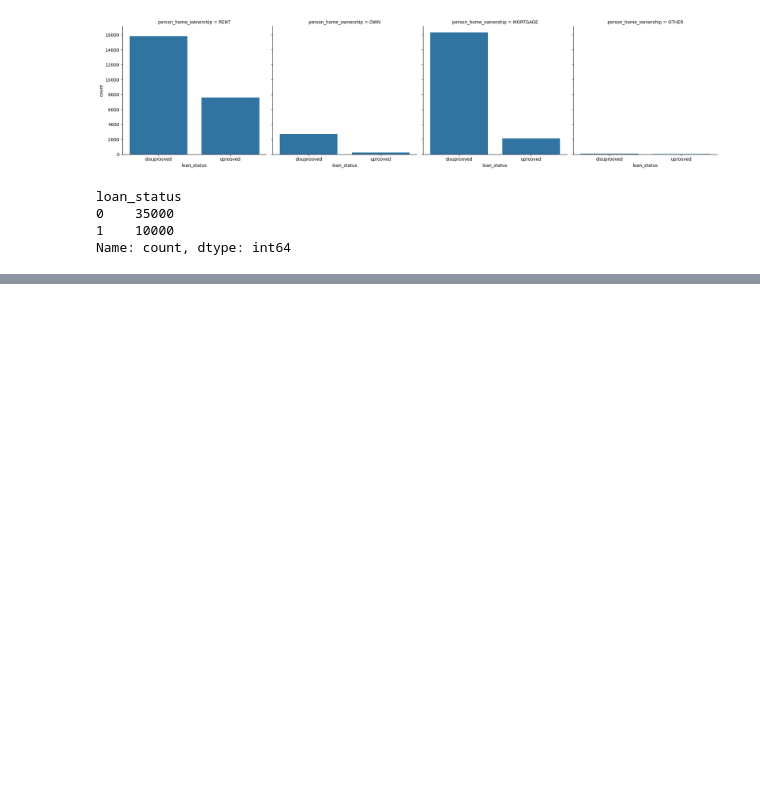
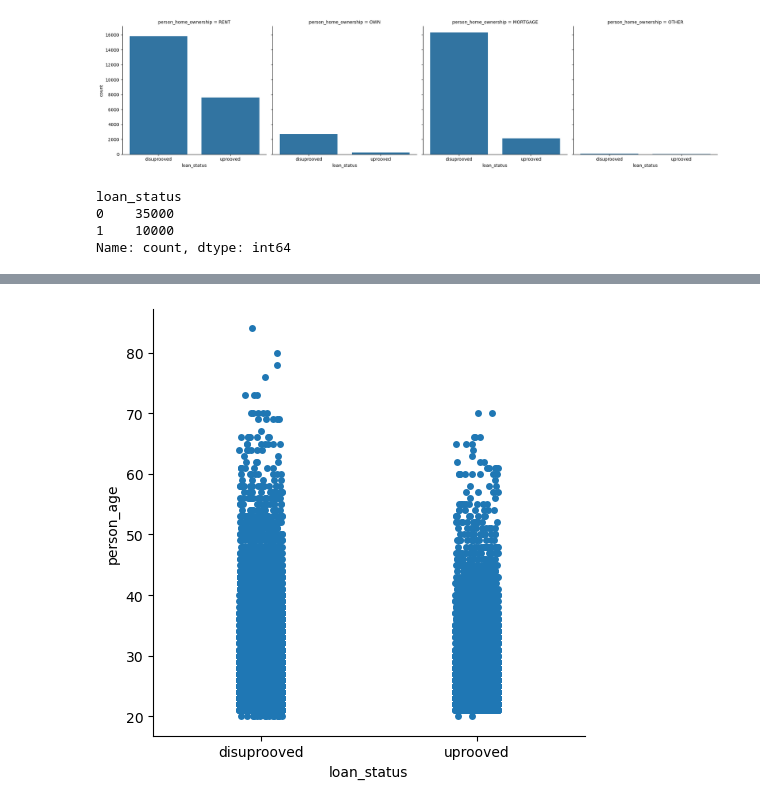
Before and after one commit to trudova/PYtorch_projects_all_inOne, a Jupyter notebook: Proj1_loan_aprooval/exploar_data.ipynb, the cells around one changed output, grey strips where cells are left out. Cells and saved outputs as stored; diff of their text form; code cells hidden in the pictures; blank space fills up the shorter version.

```diff
--- a/Proj1_loan_aprooval/exploar_data.ipynb
+++ b/Proj1_loan_aprooval/exploar_data.ipynb
@@ -76,0 +92,9 @@ plt.xticks([0,1], labels=['disuprooved', 'uprooved']);
+# %%
+df = df.dropna()
+# %%
+df.drop(df[df["person_age"] > 90].index, inplace=True)
+# %%
+sns.catplot(data=df, x='loan_status', y='person_age')
+plt.xticks([0,1], labels=['disuprooved', 'uprooved']);
+# %% [output]
+[figure, added]
```
Also changed, not shown: parts of 23 cells of this notebook, 2 other files.
